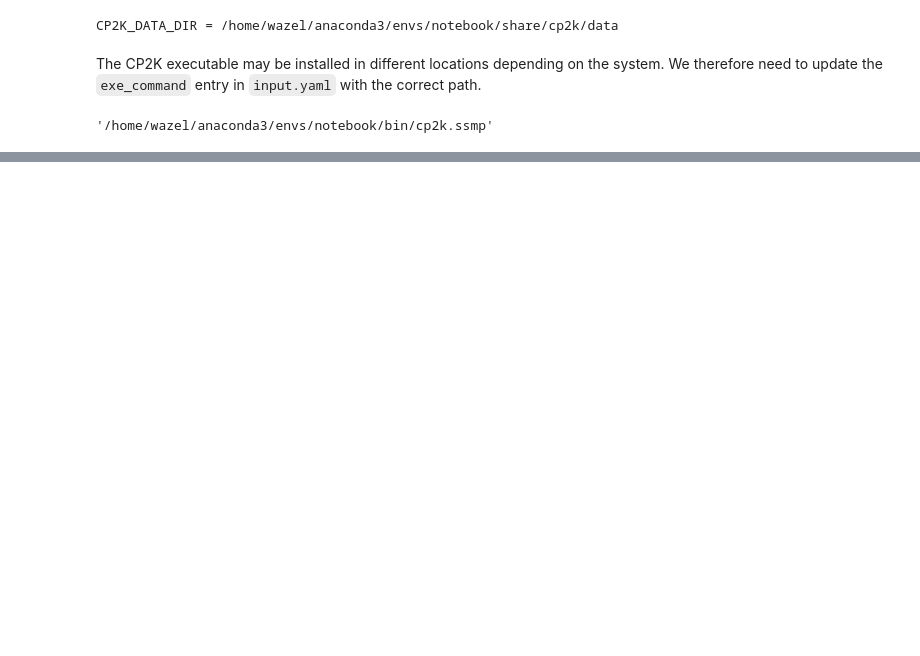
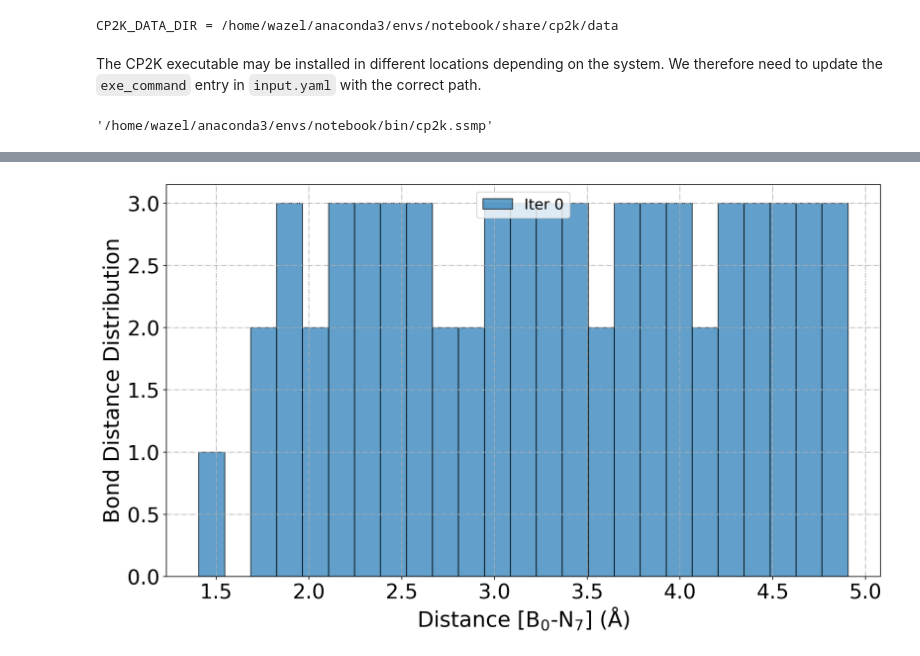
Before and after one commit to nisargjoshi10/sparc, a Jupyter notebook: examples/SPARC_Tutorial.ipynb, the cells around one changed output, grey strips where cells are left out. Cells and saved outputs as stored; diff of their text form; code cells hidden in the pictures; blank space fills up the shorter version.

```diff
--- a/examples/SPARC_Tutorial.ipynb
+++ b/examples/SPARC_Tutorial.ipynb
@@ -263,0 +333,5 @@ WARNING:root:To get the best performance, it is recommended to adjust the number
+# %%
+# We can also check how data is distributed along any coordinate to check the quality of sampling.
+PlotDistribution(root_dir='.', iteration_window='all', type='hist', get='distance:0,7', bins=25)
+# %% [output]
+[figure, added]
```
Also changed, not shown: parts of 22 cells of this notebook.
